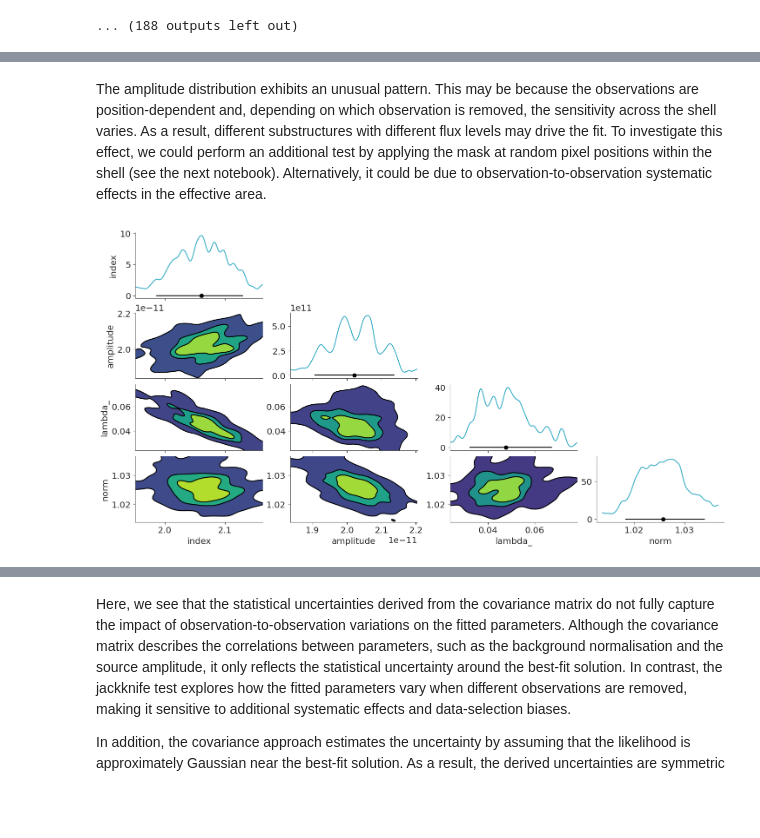
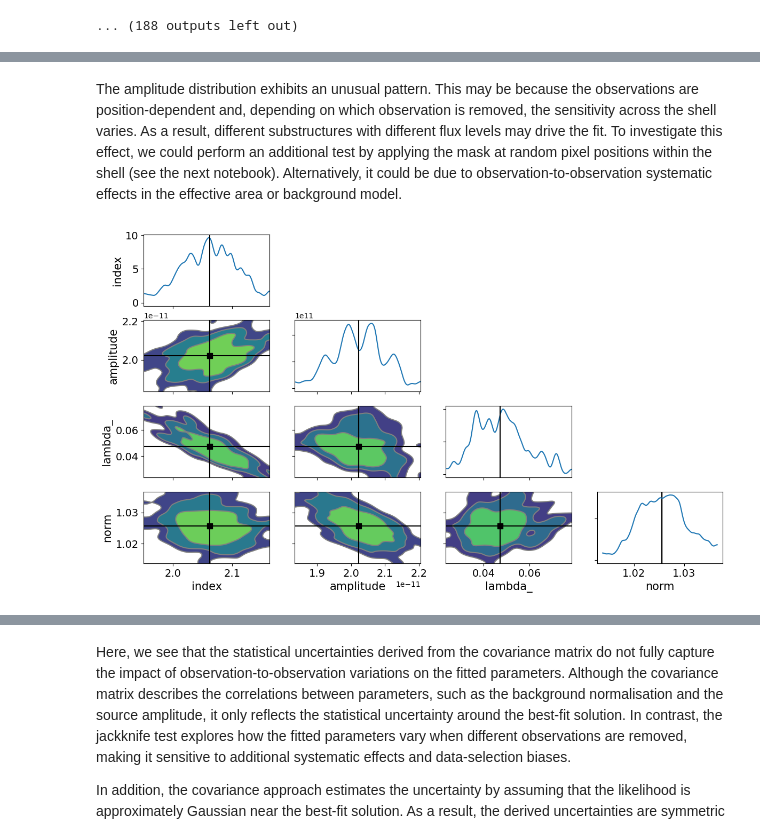
Before and after one commit to bkhelifi/CADS_2026, a Jupyter notebook: Advanced_handson/jackknife_observations.ipynb, the cells around one changed output, grey strips where cells are left out. Saved outputs shown, nothing was run; the diff lists cells and outputs as text; code cells hidden in the pictures; blank space fills up the shorter version.

Commit message:
update for arviz<1

```diff
--- a/Advanced_handson/jackknife_observations.ipynb
+++ b/Advanced_handson/jackknife_observations.ipynb
@@ -25,6 +25,6 @@ import itertools
 From previous notebook 2a_hess_data_reduction.ipynb
 # %%
 datasets = Datasets.read(
-    filename="./datasets/hess_rxj_datasets.yaml",
-    filename_models="./models/hess_rxj_models.yaml",
+    filename="./datasets/rxj/hess_rxj_datasets.yaml",
+    filename_models="./datasets/rxj/models/hess_rxj_models.yaml",
 )
@@ -57,6 +57,6 @@ models = models_hgps_geom+ bkgs + [model_iem]
 # %%
 #just speed-up this tutorial
-datasets = Datasets([d.downsample(factor=5).cutout(d.counts.geom.center_skydir, width=5*u.deg) for d in datasets])
+datasets = Datasets([d.downsample(factor=5).cutout(d.counts.geom.center_skydir, width=5*u.deg, name=d.name) for d in datasets])
 # %% [output]
 HDU 'MASK_FIT' not found
 HDU 'MASK_FIT' not found
@@ -81,7 +81,7 @@ len(datasets)
 
 Stacking is usually performed to reduce computation time. However, it should be kept in mind that it introduces a loss of information in the IRF modelling, as observation-specific IRFs are averaged, thereby introducing systematic uncertainties.
 # %%
-stacked = datasets.copy().stack_reduce()
+stacked = datasets.copy().stack_reduce(name="stacked")
 # %%
 stacked.plot_residuals(kwargs_spatial=dict(vmin=-3, vmax=3))
 # %% [output]
@@ -435,3 +435,3 @@ params_samples = np.array(params_samples).T
 [figure]
 # %% [markdown]
-The amplitude distribution exhibits an unusual pattern. This may be because the observations are position-dependent and, depending on which observation is removed, the sensitivity across the shell varies. As a result, different substructures with different flux levels may drive the fit. To investigate this effect, we could perform an additional test by applying the mask at random pixel positions within the shell (see the next notebook). Alternatively, it could be due to observation-to-observation systematic effects in the effective area.
+The amplitude distribution exhibits an unusual pattern. This may be because the observations are position-dependent and, depending on which observation is removed, the sensitivity across the shell varies. As a result, different substructures with different flux levels may drive the fit. To investigate this effect, we could perform an additional test by applying the mask at random pixel positions within the shell (see the next notebook). Alternatively, it could be due to observation-to-observation systematic effects in the effective area or background model.
@@ -455,21 +438,18 @@ def sample_parameters_from_covariance(models, samples=None, n_samples=1000):
 # %%
 import arviz as az
 
-az.style.use("arviz-variat")
-
-data = sample_parameters_from_covariance(selected_models, samples=params_samples)
+data = dict()
+for kp, par_name in enumerate(selected_models.parameters.free_parameters.names):
+    data[par_name]=params_samples[:,kp]
 
 az.plot_pair(
     data,
-    marginal=True,
-    marginal_kind="kde",
-    visuals={
-             "credible_interval":{"color":"k"},"point_estimate":{"color":"k"},
-             "contourf": True,
-             "contour": {"color":"black"},
-             "scatter":False,
-    }
+    var_names=selected_models.parameters.free_parameters.names,
+    kind="kde",
+    marginals=True,
+    point_estimate="median",
+    figsize=(14, 8),
 )
 plt.show()
 # %% [output]
-[figure, old version]
+[figure, new version]
```
Also changed, not shown: parts of 16 cells of this notebook, 3 other files.
